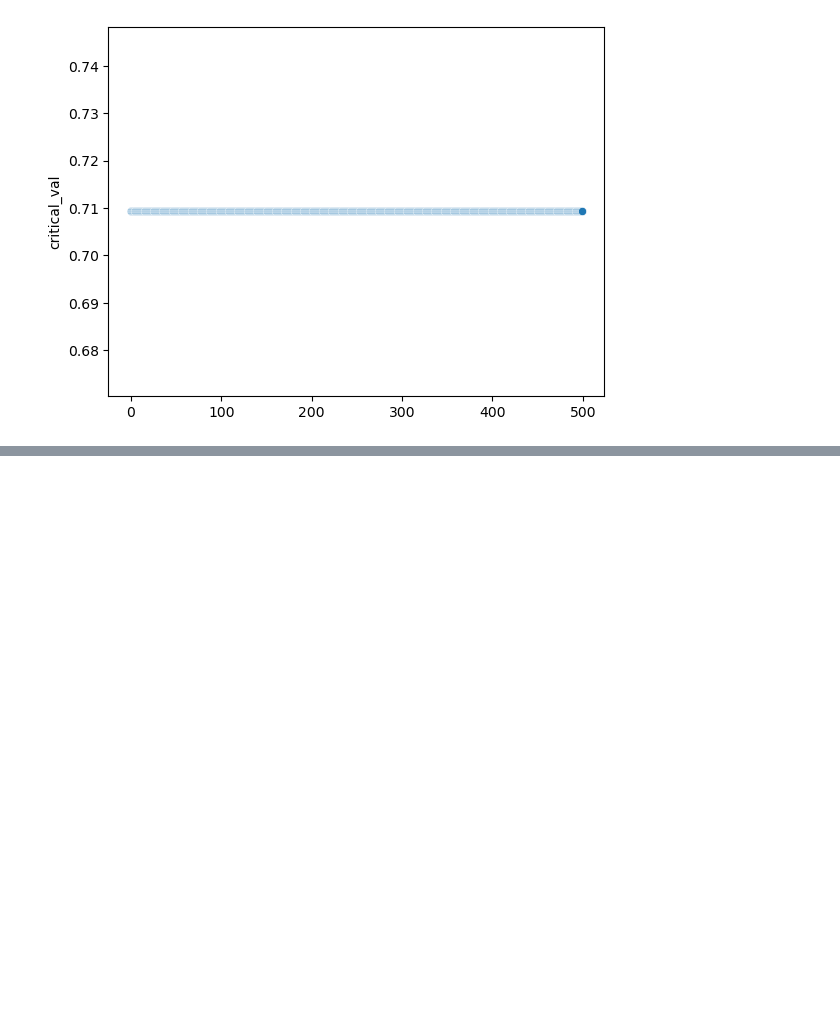
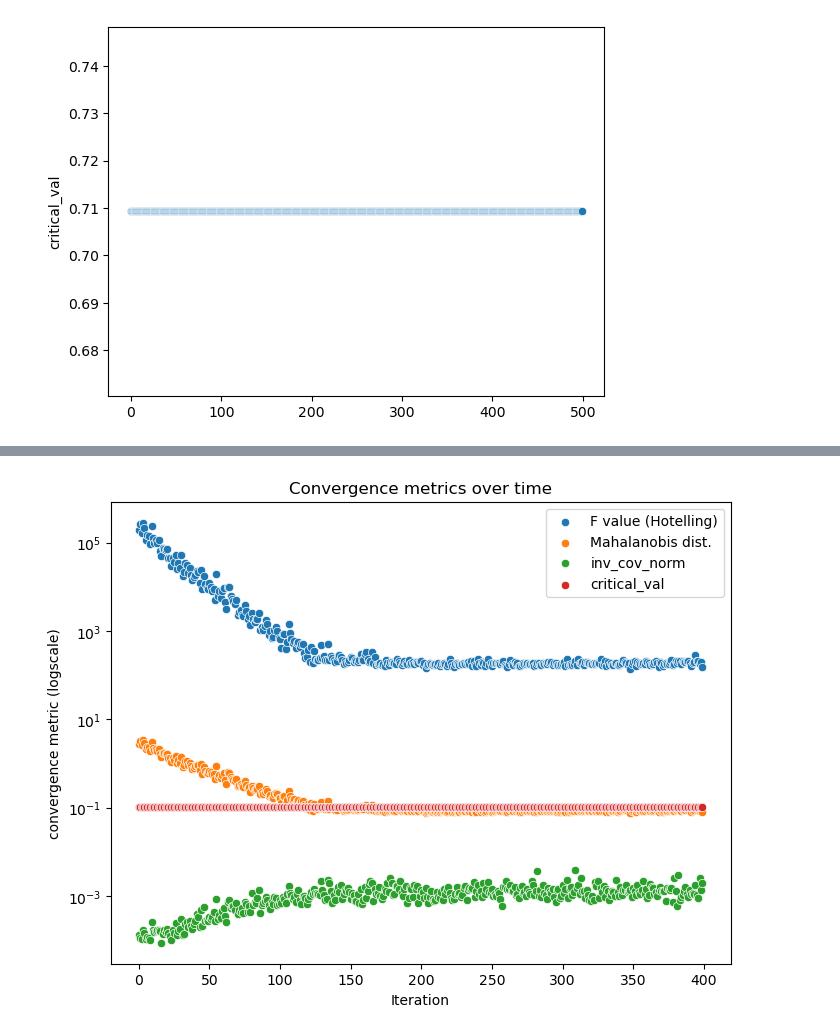
Before and after one commit to tomtalp/pyERGM, a Jupyter notebook: examples/first_example.ipynb, the cells around one changed output, grey strips where cells are left out. Saved outputs shown, nothing was run; the diff lists cells and outputs as text; code cells hidden in the pictures; blank space fills up the shorter version.

```diff
--- a/examples/first_example.ipynb
+++ b/examples/first_example.ipynb
@@ -299,0 +357,21 @@ sns.scatterplot(df["critical_val"])
+# %%
+df = pd.DataFrame(hotelling)
+
+fig, ax = plt.subplots(figsize=(8, 6))
+sns.scatterplot(df["hotelling_F"])
+# sns.scatterplot(df["hotelling_t"])
+sns.scatterplot(df["dist"])
+sns.scatterplot(df["inv_cov_norm"])
+sns.scatterplot(df["critical_val"])
+
+# sns.scatterplot(df["hessian_norm"])
+ax.set_yscale("log")
+
+ax.legend(["F value (Hotelling)", "Mahalanobis dist.",  "inv_cov_norm", "critical_val",], loc="upper right")
+ax.set(xlabel='Iteration', ylabel='convergence metric (logscale)')
+ax.set_title("Convergence metrics over time")
+
+
+plt.show()
+# %% [output]
+[figure, added]
```
Also changed, not shown: parts of 5 cells of this notebook, 3 other files.
